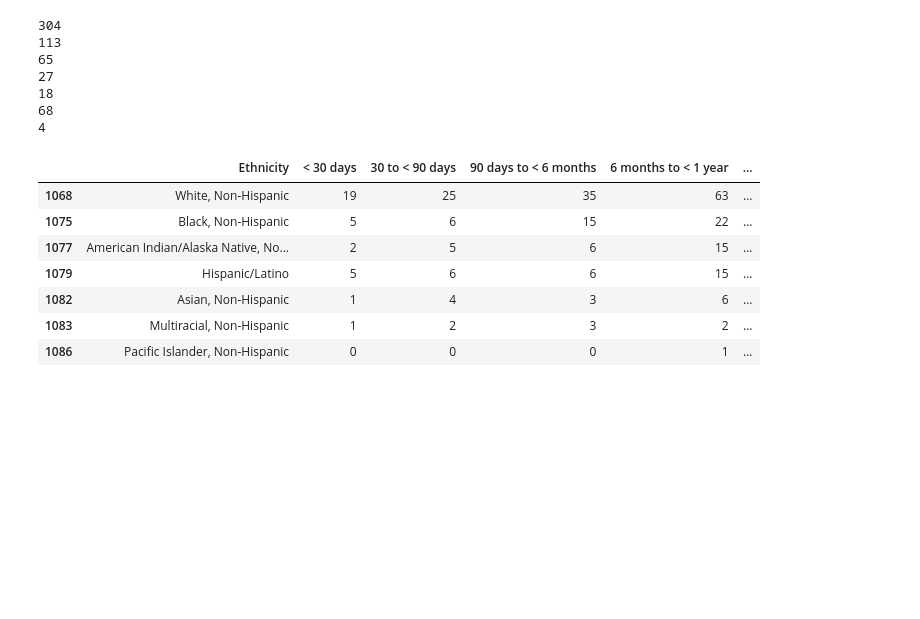
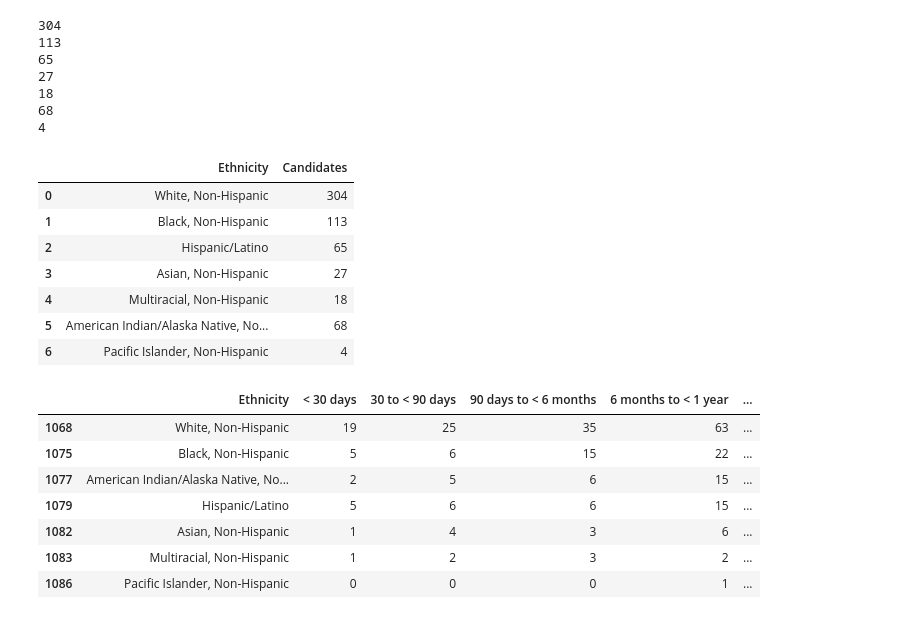
Before and after one commit to ASPigman/Project_1, a Jupyter notebook: KidneyTransplantMain.ipynb, the cells around one changed output. Saved outputs shown, nothing was run; the diff lists cells and outputs as text; code cells hidden in the pictures; blank space fills up the shorter version.

Commit message:
removed payment type category, added blocks for DFs for totals in each category

```diff
--- a/KidneyTransplantMain.ipynb
+++ b/KidneyTransplantMain.ipynb
@@ -547,6 +309,29 @@ print(ok_ethnicity_type_G)
 18
 68
 4
+# %%
+# OK ethnicity totals dataframe
+
+ok_ethnicity_totals = pd.DataFrame({"Ethnicity":["White, Non-Hispanic", "Black, Non-Hispanic", "Hispanic/Latino",
+                                                 "Asian, Non-Hispanic", "Multiracial, Non-Hispanic",
+                                                "American Indian/Alaska Native, Non-Hispanic",
+                                                 "Pacific Islander, Non-Hispanic"], "Candidates":[ok_ethnicity_type_A,
+                                                                                                  ok_ethnicity_type_B,
+                                                                                                  ok_ethnicity_type_C,
+                                                                                                  ok_ethnicity_type_D,
+                                                                                                  ok_ethnicity_type_E,
+                                                                                                  ok_ethnicity_type_F,
+                                                                                                  ok_ethnicity_type_G]})
+ok_ethnicity_totals
+# %% [output]
+|  | Ethnicity | Candidates |
+| 0 | White, Non-Hispanic | 304 |
+| 1 | Black, Non-Hispanic | 113 |
+| 2 | Hispanic/Latino | 65 |
+| 3 | Asian, Non-Hispanic | 27 |
+| 4 | Multiracial, Non-Hispanic | 18 |
+| 5 | American Indian/Alaska Native, No... | 68 |
+| 6 | Pacific Islander, Non-Hispanic | 4 |
 # %%
 # Creating ethnicity vs wait time dataframe
 
```
Also changed, not shown: parts of 21 cells of this notebook.
